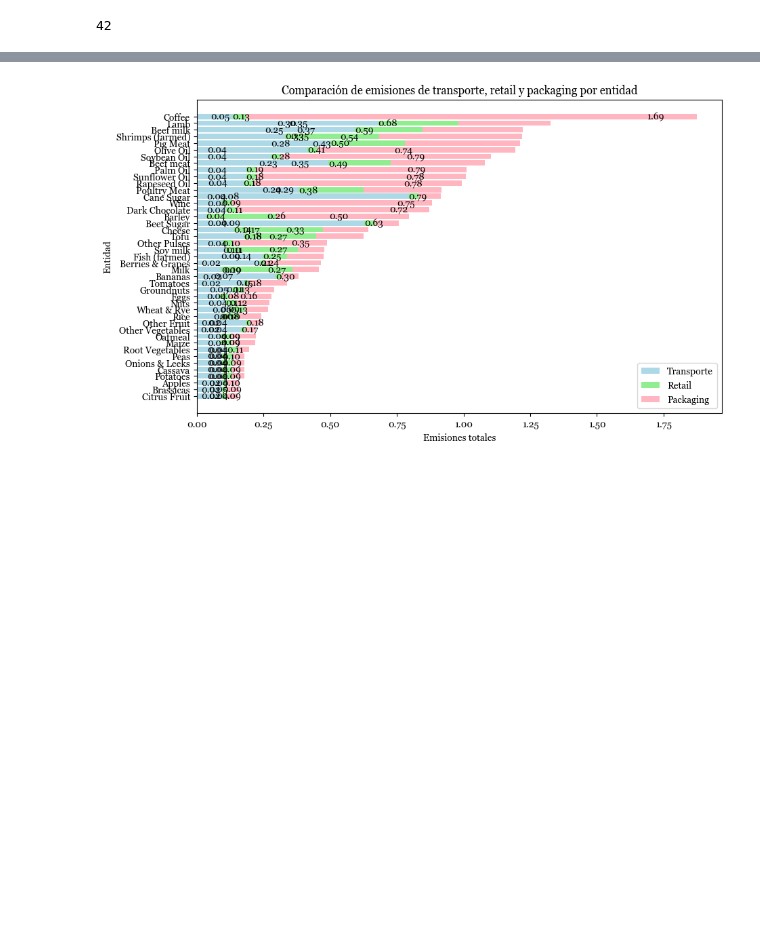
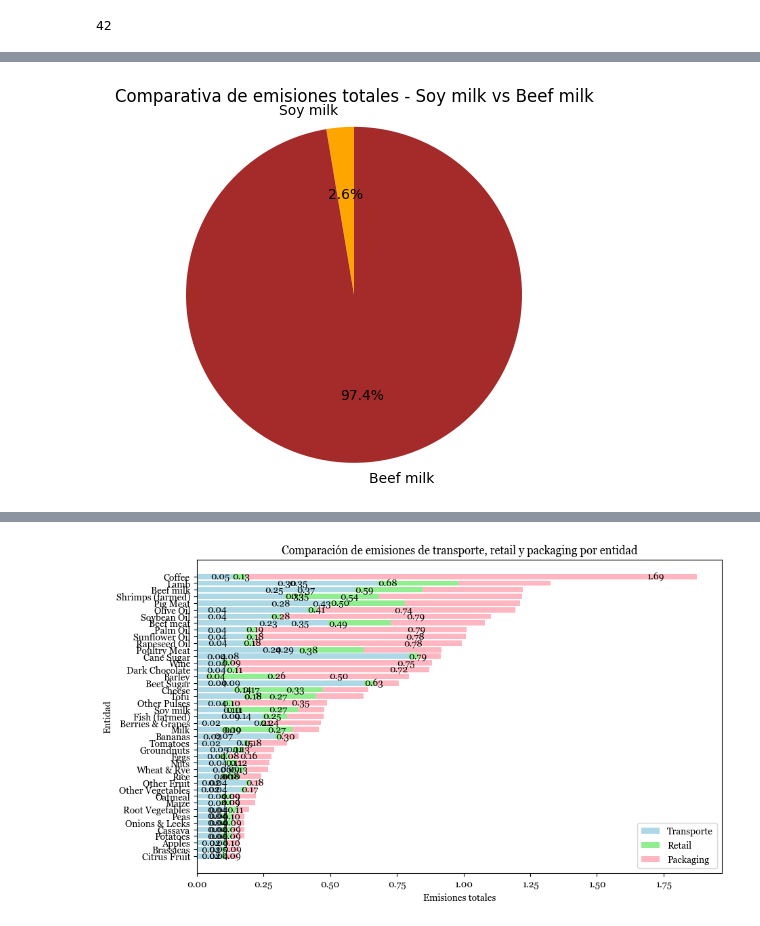
Before and after one commit to NereaRiveiro/Go-vegan, a Jupyter notebook: notebook/pa.ipynb, the cells around one changed output, grey strips where cells are left out. Cells and saved outputs as stored; diff of their text form; code cells hidden in the pictures; blank space fills up the shorter version.

```diff
--- a/notebook/pa.ipynb
+++ b/notebook/pa.ipynb
@@ -314,0 +315,16 @@ fig.show()
+# %%
+# Obtener las emisiones totales para cada entidad
+emissions_soy_milk_total = filtered_df[filtered_df['Entity'] == 'Soy milk']['Total_Food_Emissions'].values[0]
+emissions_beef_milk_total = filtered_df[filtered_df['Entity'] == 'Beef milk']['Total_Food_Emissions'].values[0]
+
+# Crear el gráfico de donut
+labels = ['Soy milk', 'Beef milk']
+sizes = [emissions_soy_milk_total, emissions_beef_milk_total]
+colors = ['#FFA500', '#A52A2A']
+
+plt.pie(sizes, labels=labels, colors=colors, autopct='%1.1f%%', startangle=90)
+plt.axis('equal')
+plt.title('Comparativa de emisiones totales - Soy milk vs Beef milk')
+plt.show()
+# %% [output]
+[figure, added]
```
Also changed, not shown: parts of 12 cells of this notebook, 1 other file.
